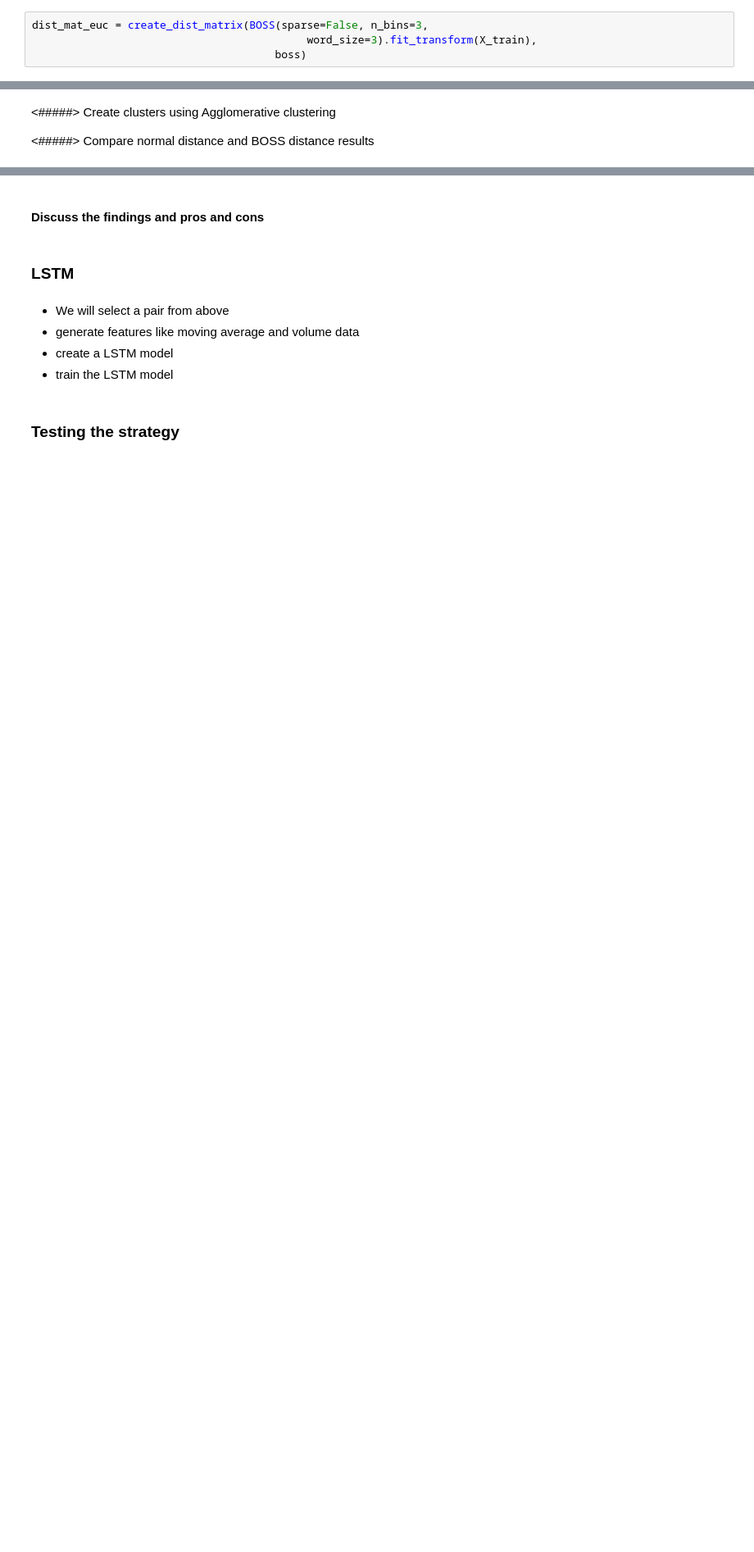
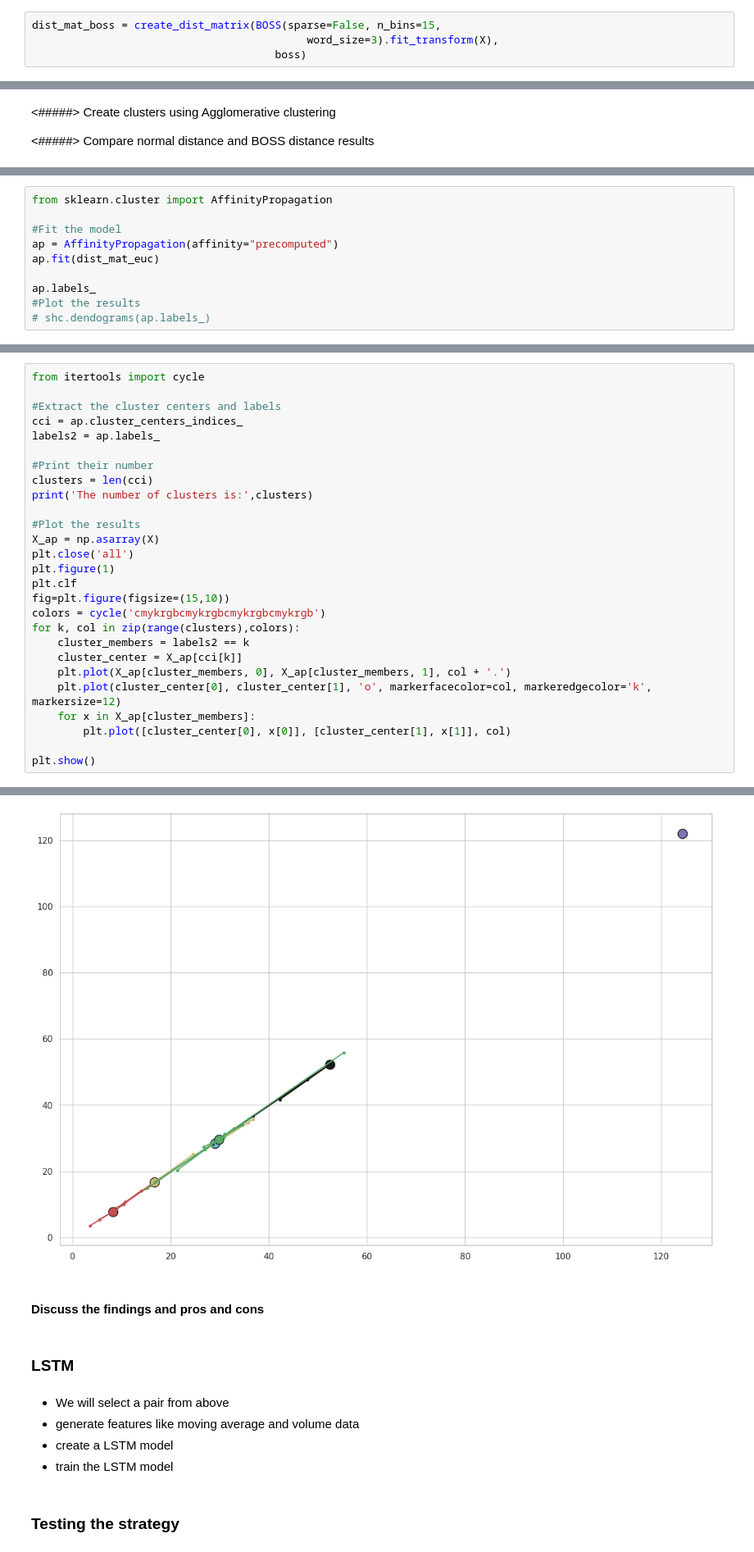
Before and after one commit to pmnerfed/capstone_option_trading, a Jupyter notebook: Review/Review.ipynb, the cells around one changed output, grey strips where cells are left out. Shown at 82% size. Drawn from its saved outputs; the diff is of its cells as text; blank space fills up the shorter version.

```diff
--- a/Review/Review.ipynb
+++ b/Review/Review.ipynb
@@ -493,4 +605,4 @@ def plot_dendrogram(model, **kwargs):
 # %%
-dist_mat_euc = create_dist_matrix(BOSS(sparse=False, n_bins=3,
-                                           word_size=3).fit_transform(X_train),
+dist_mat_boss = create_dist_matrix(BOSS(sparse=False, n_bins=15,
+                                           word_size=3).fit_transform(X),
                                       boss)
@@ -530,0 +641,10 @@ plot_dendrogram(model, orientation='left')
+# %%
+from sklearn.cluster import AffinityPropagation
+
+#Fit the model
+ap = AffinityPropagation(affinity="precomputed")
+ap.fit(dist_mat_euc)
+
+ap.labels_
+#Plot the results
+# shc.dendograms(ap.labels_)
@@ -530,0 +653,28 @@ plot_dendrogram(model, orientation='left')
+# %%
+from itertools import cycle
+
+#Extract the cluster centers and labels
+cci = ap.cluster_centers_indices_
+labels2 = ap.labels_
+
+#Print their number
+clusters = len(cci)
+print('The number of clusters is:',clusters)
+
+#Plot the results
+X_ap = np.asarray(X)
+plt.close('all')
+plt.figure(1)
+plt.clf
+fig=plt.figure(figsize=(15,10))
+colors = cycle('cmykrgbcmykrgbcmykrgbcmykrgb')
+for k, col in zip(range(clusters),colors):
+    cluster_members = labels2 == k
+    cluster_center = X_ap[cci[k]]
+    plt.plot(X_ap[cluster_members, 0], X_ap[cluster_members, 1], col + '.')
+    plt.plot(cluster_center[0], cluster_center[1], 'o', markerfacecolor=col, markeredgecolor='k', markersize=12)
+    for x in X_ap[cluster_members]:
+        plt.plot([cluster_center[0], x[0]], [cluster_center[1], x[1]], col)
+
+plt.show()
+# %% [output]
@@ -531,3 +683,4 @@ plot_dendrogram(model, orientation='left')
+[figure, added]
 # %% [markdown]
 #### Discuss the findings and pros and cons
 # %% [markdown]
```
Also changed, not shown: parts of 29 cells of this notebook.
